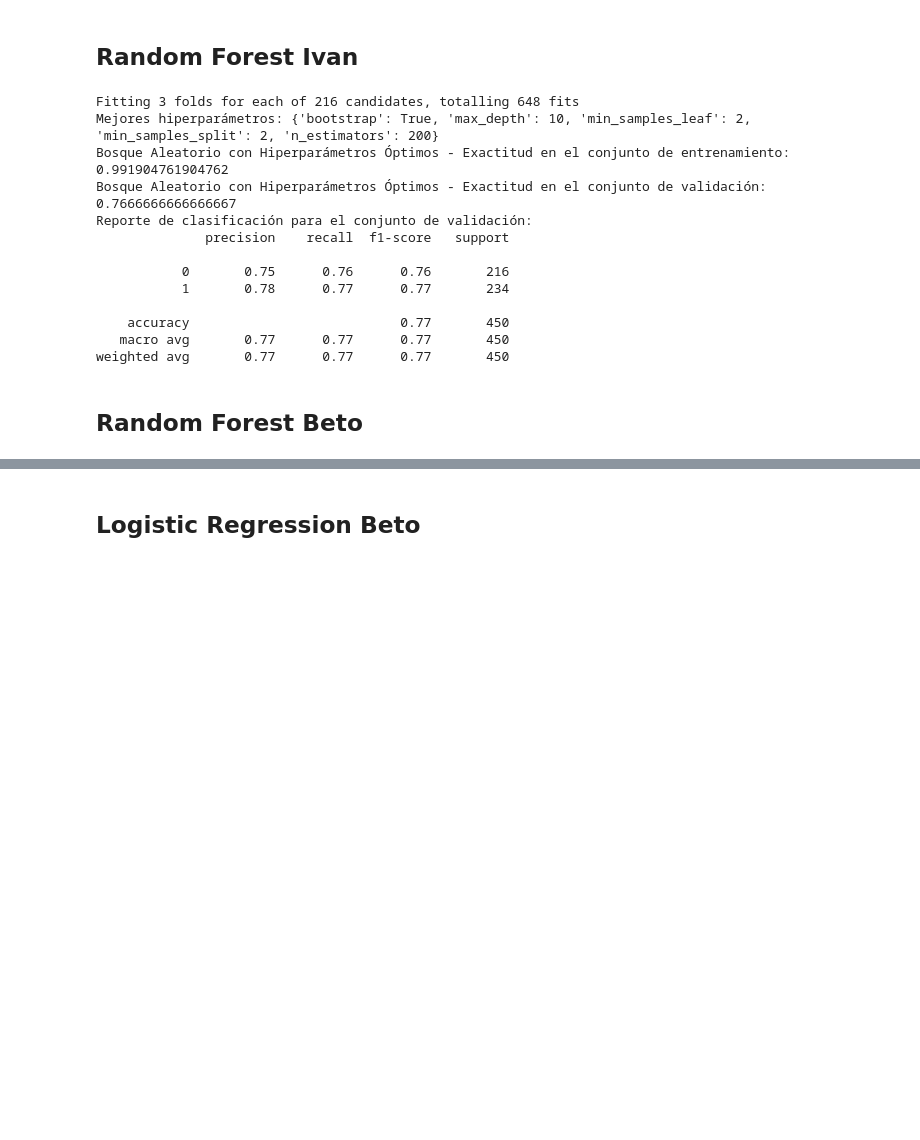
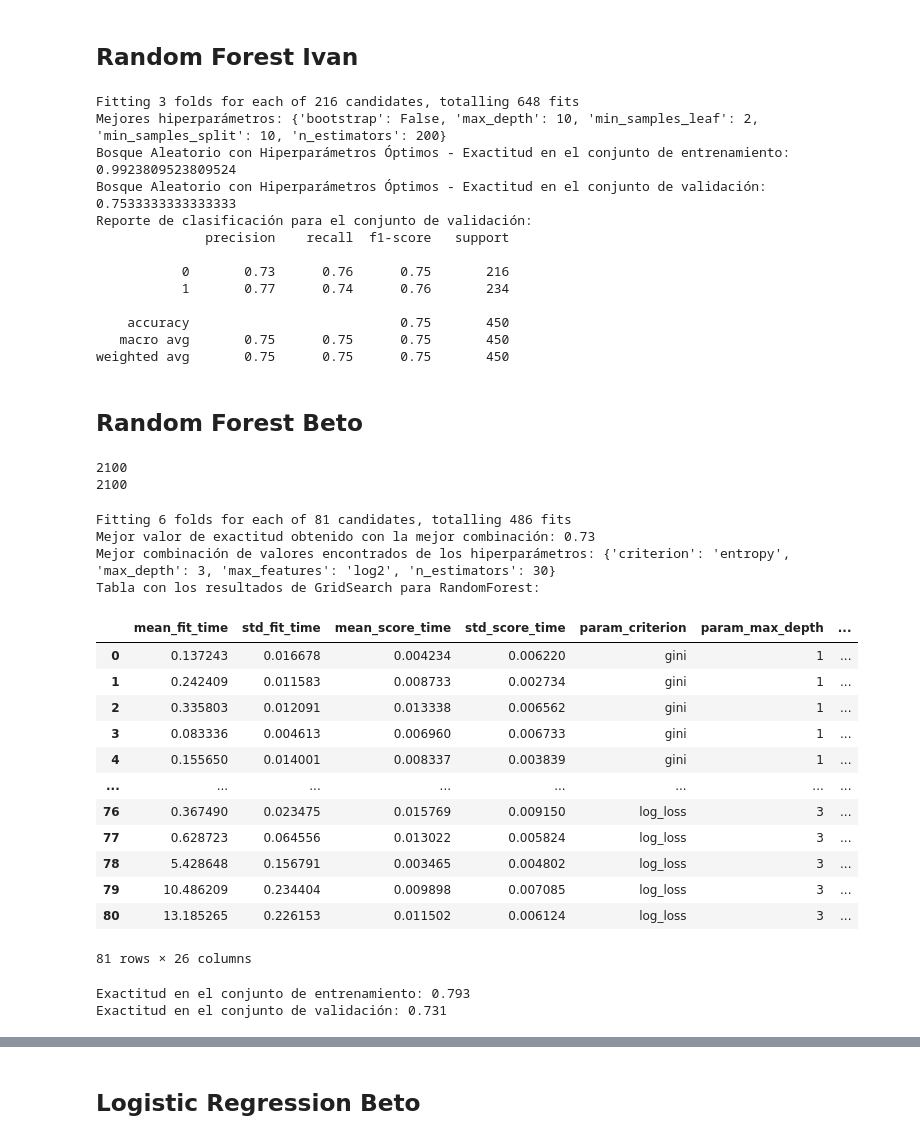
Before and after one commit to A01793469/NLP_Equipo34, a Jupyter notebook: Actividad5_2/Equipo34_semana05.ipynb, the cells around one changed output, grey strips where cells are left out. Saved outputs shown, nothing was run; the diff lists cells and outputs as text; code cells hidden in the pictures; blank space fills up the shorter version.

Commit message:
RandomForest sin overfitting

```diff
--- a/Actividad5_2/Equipo34_semana05.ipynb
+++ b/Actividad5_2/Equipo34_semana05.ipynb
@@ -409,8 +409,8 @@ for comentario in x_train:
     contador_palabras.update(comentario)
 
 # Filtrar el vocabulario
-vocabulario = {palabra for palabra, frecuencia in contador_palabras.items()
-               if frecuencia >= frecuencia_minima and len(palabra) >= longitud_minima}
+vocabulario = {palabra: frecuencia for palabra, frecuencia in contador_palabras.items()
+               if frecuencia >= frecuencia_minima} #and len(palabra) >= longitud_minima}
 # %% [markdown]
 ## **Pregunta 4 B**
 
@@ -568,7 +568,7 @@ with open('diccionario_vectores.pkl', 'rb') as archivo:
 # Paso 2: Definir la función para promediar los vectores embebidos de un comentario
 def promedio_vectores(comentario, diccionario_vectores, dimension=300):
     vectores = [diccionario_vectores[palabra] for palabra in comentario if palabra in diccionario_vectores]
-    if len(vectores) == 0:
+    if not len(vectores):
         return np.zeros(dimension)
     promedio = np.mean(vectores, axis=0)
     return promedio
@@ -640,56 +640,85 @@ print("Reporte de clasificación para el conjunto de validación:")
 print(classification_report(y_val, y_val_pred_best_rf))
 # %% [output]
 Fitting 3 folds for each of 216 candidates, totalling 648 fits
-Mejores hiperparámetros: {'bootstrap': True, 'max_depth': 10, 'min_samples_leaf': 2, 'min_samples_split': 2, 'n_estimators': 200}
-Bosque Aleatorio con Hiperparámetros Óptimos - Exactitud en el conjunto de entrenamiento: 0.991904761904762
-Bosque Aleatorio con Hiperparámetros Óptimos - Exactitud en el conjunto de validación: 0.7666666666666667
+Mejores hiperparámetros: {'bootstrap': False, 'max_depth': 10, 'min_samples_leaf': 2, 'min_samples_split': 10, 'n_estimators': 200}
+Bosque Aleatorio con Hiperparámetros Óptimos - Exactitud en el conjunto de entrenamiento: 0.9923809523809524
+Bosque Aleatorio con Hiperparámetros Óptimos - Exactitud en el conjunto de validación: 0.7533333333333333
 Reporte de clasificación para el conjunto de validación:
               precision    recall  f1-score   support
 
-           0       0.75      0.76      0.76       216
-           1       0.78      0.77      0.77       234
+           0       0.73      0.76      0.75       216
+           1       0.77      0.74      0.76       234
 
-    accuracy                           0.77       450
-   macro avg       0.77      0.77      0.77       450
-weighted avg       0.77      0.77      0.77       450
+    accuracy                           0.75       450
+   macro avg       0.75      0.75      0.75       450
+weighted avg       0.75      0.75      0.75       450
 # %% [markdown]
 ## **Random Forest Beto**
 # %%
 # Definir rango inicial de hiperparámetros
-max_depth_range = [5, 10, 15, 20, None]
-min_samples_leaf_range = [1, 2, 4, 8]
-min_samples_split_range = [2, 5, 10, 20]
+max_depth = [1, 2, 3]
+max_features = ['sqrt', 'log2', None]
+n_estimators = [10, 20, 30]
+criterion = ['gini', 'entropy', 'log_loss']
 
 # Crear modelo inicial
 rf_model = RandomForestClassifier()
 print(len(trainEmb))
 print(len(y_train))
+# %% [output]
+2100
+2100
 # %%
 from sklearn.model_selection import cross_val_score
 
 kfold= RepeatedStratifiedKFold(n_splits=3, n_repeats=2, random_state=7)
 
-rf_params= {'max_depth': max_depth_range,
-            'min_samples_leaf': min_samples_leaf_range,
-            'min_samples_split': min_samples_split_range}
+rf_params= {'max_depth': max_depth,
+            'max_features': max_features,
+            'n_estimators': n_estimators,
+            'criterion': criterion}
 
-rf_grid= GridSearchCV(rf_model, rf_params, scoring='accuracy', cv=kfold, n_jobs=-1, verbose=3, error_score='raise')
+rf_grid= GridSearchCV(rf_model, rf_params, scoring='accuracy', cv=kfold, n_jobs=-1, verbose=3, return_train_score=True)
 rf_grid.fit(trainEmb, y_train)
 rf_best = rf_grid.best_params_
+rf_grid_df = pd.DataFrame(rf_grid.cv_results_)
 
 print(f'Mejor valor de exactitud obtenido con la mejor combinación: {round(rf_grid.best_score_,2)}')
 print(f'Mejor combinación de valores encontrados de los hiperparámetros: {rf_best}')
+print('Tabla con los resultados de GridSearch para RandomForest:')
+display(rf_grid_df)
+# %% [output]
+Fitting 6 folds for each of 81 candidates, totalling 486 fits
+Mejor valor de exactitud obtenido con la mejor combinación: 0.73
+Mejor combinación de valores encontrados de los hiperparámetros: {'criterion': 'entropy', 'max_depth': 3, 'max_features': 'log2', 'n_estimators': 30}
+Tabla con los resultados de GridSearch para RandomForest:
+|  | mean_fit_time | std_fit_time | mean_score_time | std_score_time | param_criterion | param_max_depth | ... |
+| 0 | 0.137243 | 0.016678 | 0.004234 | 0.006220 | gini | 1 | ... |
+| 1 | 0.242409 | 0.011583 | 0.008733 | 0.002734 | gini | 1 | ... |
+| 2 | 0.335803 | 0.012091 | 0.013338 | 0.006562 | gini | 1 | ... |
+| 3 | 0.083336 | 0.004613 | 0.006960 | 0.006733 | gini | 1 | ... |
+| 4 | 0.155650 | 0.014001 | 0.008337 | 0.003839 | gini | 1 | ... |
+| ... | ... | ... | ... | ... | ... | ... | ... |
+| 76 | 0.367490 | 0.023475 | 0.015769 | 0.009150 | log_loss | 3 | ... |
+| 77 | 0.628723 | 0.064556 | 0.013022 | 0.005824 | log_loss | 3 | ... |
+| 78 | 5.428648 | 0.156791 | 0.003465 | 0.004802 | log_loss | 3 | ... |
+| 79 | 10.486209 | 0.234404 | 0.009898 | 0.007085 | log_loss | 3 | ... |
+| 80 | 13.185265 | 0.226153 | 0.011502 | 0.006124 | log_loss | 3 | ... |
+81 rows × 26 columns
 # %%
-rf_best = rf_grid.best_params_
 final_rf_model = RandomForestClassifier(max_depth=rf_best['max_depth'],
-                                        min_samples_leaf=rf_best['min_samples_leaf'],
-                                        min_samples_split=rf_best['min_samples_split'])
+                                        max_features=rf_best['max_features'],
+                                        n_estimators=rf_best['n_estimators'],
+                                        criterion= rf_best['criterion'])
 final_rf_model.fit(trainEmb, y_train)
 train_accuracy = final_rf_model.score(trainEmb, y_train)
 val_accuracy = final_rf_model.score(valEmb, y_val)
 
 print(f"Exactitud en el conjunto de entrenamiento: {train_accuracy:.3f}")
 print(f"Exactitud en el conjunto de validación: {val_accuracy:.3f}")
+# %% [output]
+Exactitud en el conjunto de entrenamiento: 0.793
+Exactitud en el conjunto de validación: 0.731
 # %%
 from sklearn.metrics import confusion_matrix
 
```
Also changed, not shown: parts of 14 cells of this notebook.
